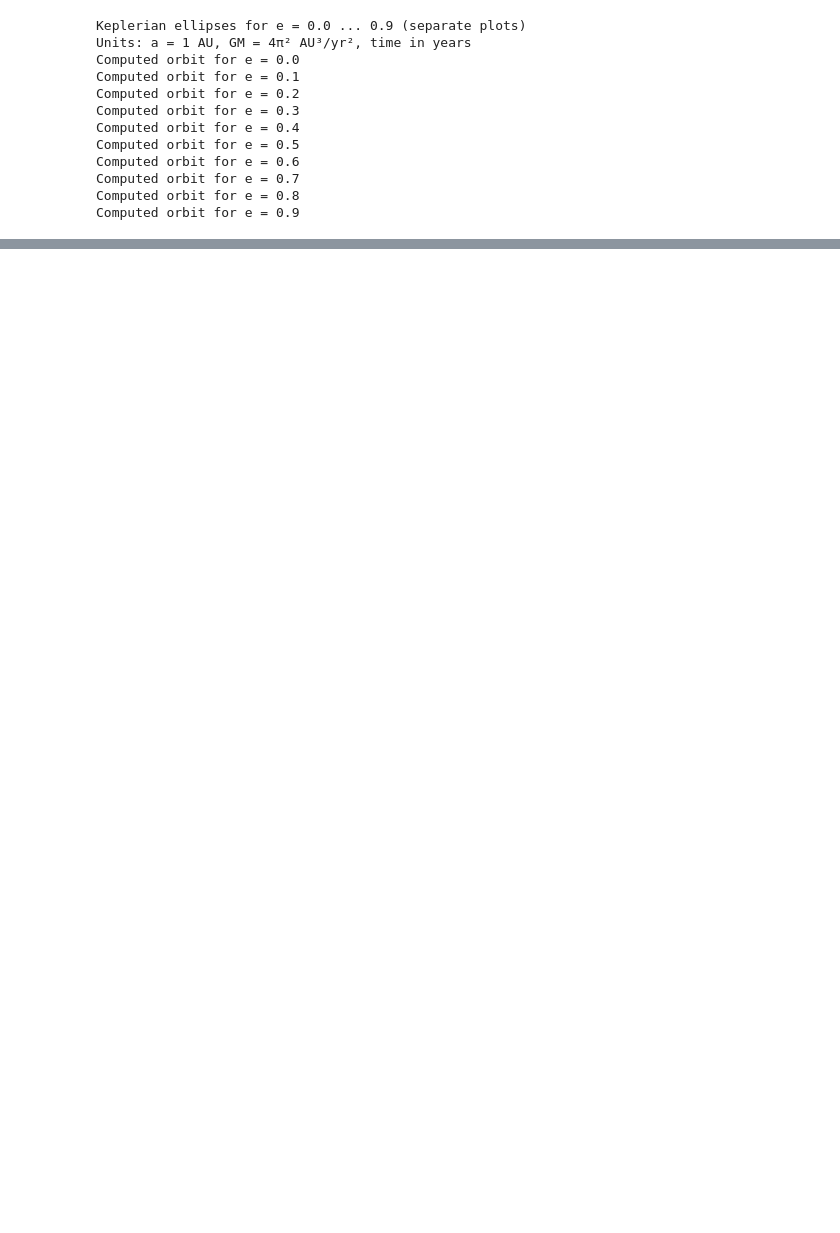
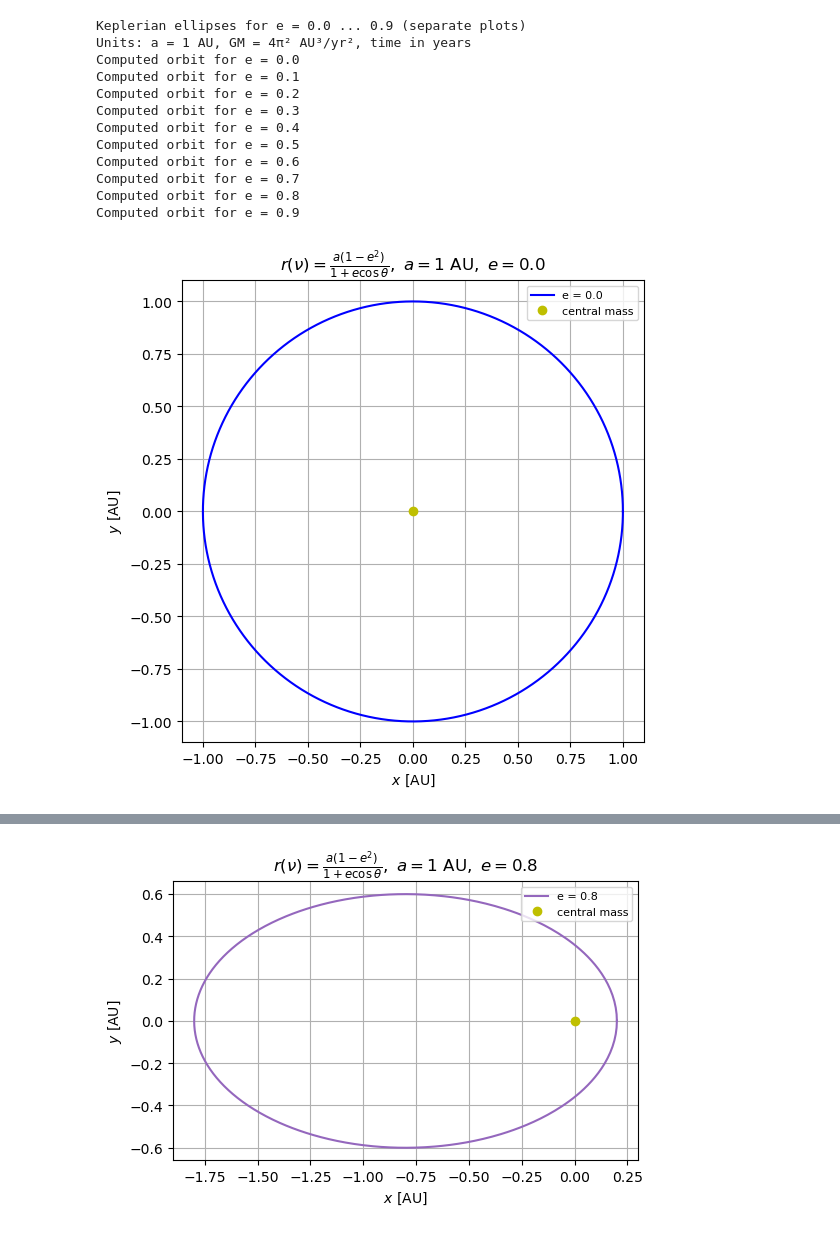
Before and after one commit to sidsam2026/Homework-2, a Jupyter notebook: Task3.ipynb, the cells around one changed output, grey strips where cells are left out. Cells and saved outputs as stored; diff of their text form; code cells hidden in the pictures; blank space fills up the shorter version.

Commit message:
Plot colored Keplerian ellipses with LaTeX orbit equation labels

```diff
--- a/Task3.ipynb
+++ b/Task3.ipynb
@@ -31,30 +31,62 @@ colors = ['b', 'g', 'r', 'c', 'm', 'y', 'k',
 for idx, e in enumerate(es):
     color = colors[idx % len(colors)]
 
     # Solve Kepler for each M
     E_vals = np.array([solve_kepler(M, e) for M in M_vals])
     r_vals = a * (1.0 - e * np.cos(E_vals))
     nu_vals = 2.0 * np.arctan2(
         np.sqrt(1 + e) * np.sin(E_vals/2.0),
         np.sqrt(1 - e) * np.cos(E_vals/2.0)
     )
 
     # Cartesian coordinates
     x = r_vals * np.cos(nu_vals)
     y = r_vals * np.sin(nu_vals)
 
     # (plotting added in next commit)
     print(f"Computed orbit for e = {e:.1f}")
+for idx, e in enumerate(es):
+    color = colors[idx % len(colors)]
+
+    # Solve Kepler for each M
+    E_vals = np.array([solve_kepler(M, e) for M in M_vals])
+    r_vals = a * (1.0 - e * np.cos(E_vals))
+    nu_vals = 2.0 * np.arctan2(
+        np.sqrt(1 + e) * np.sin(E_vals/2.0),
+        np.sqrt(1 - e) * np.cos(E_vals/2.0)
+    )
+
+    # Cartesian coordinates (for completeness)
+    x = r_vals * np.cos(nu_vals)
+    y = r_vals * np.sin(nu_vals)
+
+    # Orbit equation label (LaTeX mathtext)
+    orbit_eq = (
+        r"$r(\nu) = \frac{a(1 - e^2)}{1 + e\cos\theta},\ "
+        r"a = 1\ \mathrm{AU},\ e = %.1f$" % e
+    )
+
+    plt.figure(figsize=(6, 6))
+    plt.plot(x, y, '-', color=color, label=f"e = {e:.1f}")
+    plt.plot(0, 0, 'yo', label=r"central mass")
+    plt.gca().set_aspect('equal', 'box')
+    plt.xlabel(r"$x\ [\mathrm{AU}]$")
+    plt.ylabel(r"$y\ [\mathrm{AU}]$")
+    plt.title(orbit_eq)
+    plt.grid(True)
+    plt.legend(loc="upper right", fontsize=8)
+    plt.show()
 # %% [output]
 Keplerian ellipses for e = 0.0 ... 0.9 (separate plots)
 Units: a = 1 AU, GM = 4π² AU³/yr², time in years
 Computed orbit for e = 0.0
 Computed orbit for e = 0.1
 Computed orbit for e = 0.2
 Computed orbit for e = 0.3
 Computed orbit for e = 0.4
 Computed orbit for e = 0.5
 Computed orbit for e = 0.6
 Computed orbit for e = 0.7
 Computed orbit for e = 0.8
 Computed orbit for e = 0.9
+[figure, added]
@@ -60,0 +100 @@ Computed orbit for e = 0.9
+[figure, added]
```
Also changed, not shown: parts of 1 cell of this notebook.
